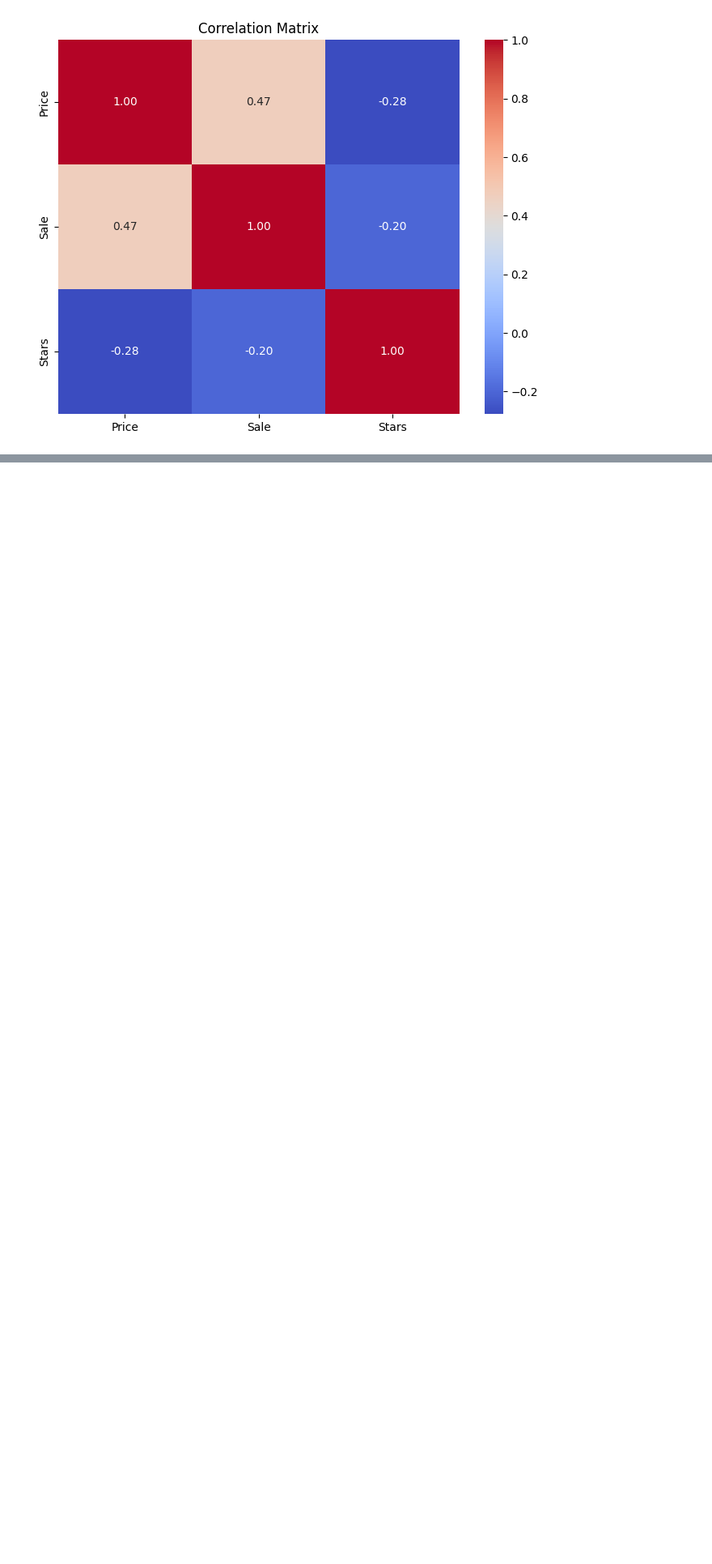
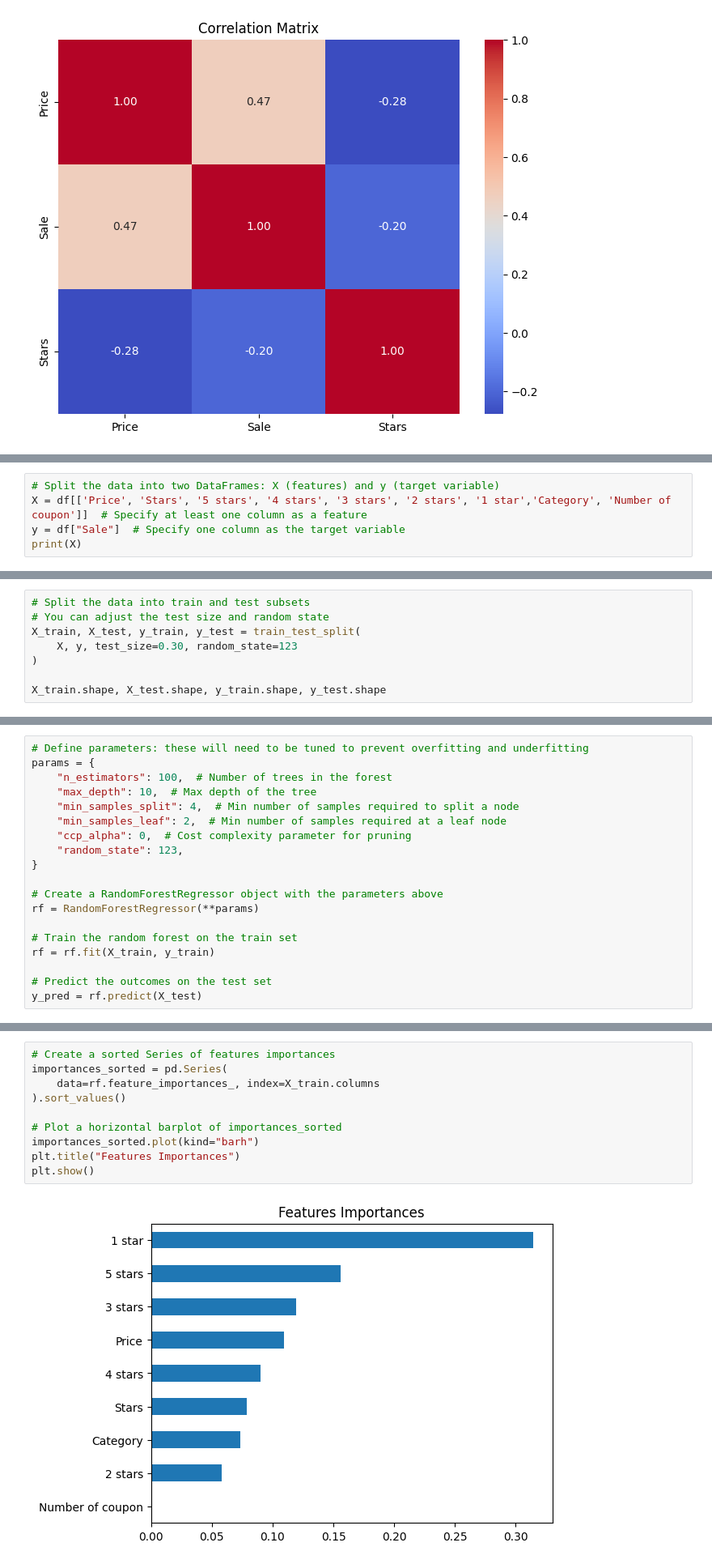
Before and after one commit to Kimthanh11/DataScraping, a Jupyter notebook: tiki.ipynb, the cells around one changed output, grey strips where cells are left out. Shown at 81% size. Cells and saved outputs as stored; diff of their text form; blank space fills up the shorter version.

```diff
--- a/tiki.ipynb
+++ b/tiki.ipynb
@@ -354,0 +237,5 @@ print(y_test.shape)
+# %%
+# Split the data into two DataFrames: X (features) and y (target variable)
+X = df[['Price', 'Stars', '5 stars', '4 stars', '3 stars', '2 stars', '1 star','Category', 'Number of coupon']]  # Specify at least one column as a feature
+y = df["Sale"]  # Specify one column as the target variable
+print(X)
@@ -354,0 +260,8 @@ print(y_test.shape)
+# %%
+# Split the data into train and test subsets
+# You can adjust the test size and random state
+X_train, X_test, y_train, y_test = train_test_split(
+    X, y, test_size=0.30, random_state=123
+)
+
+X_train.shape, X_test.shape, y_train.shape, y_test.shape
@@ -354,0 +270,19 @@ print(y_test.shape)
+# %%
+# Define parameters: these will need to be tuned to prevent overfitting and underfitting
+params = {
+    "n_estimators": 100,  # Number of trees in the forest
+    "max_depth": 10,  # Max depth of the tree
+    "min_samples_split": 4,  # Min number of samples required to split a node
+    "min_samples_leaf": 2,  # Min number of samples required at a leaf node
+    "ccp_alpha": 0,  # Cost complexity parameter for pruning
+    "random_state": 123,
+}
+
+# Create a RandomForestRegressor object with the parameters above
+rf = RandomForestRegressor(**params)
+
+# Train the random forest on the train set
+rf = rf.fit(X_train, y_train)
+
+# Predict the outcomes on the test set
+y_pred = rf.predict(X_test)
@@ -354,0 +298,12 @@ print(y_test.shape)
+# %%
+# Create a sorted Series of features importances
+importances_sorted = pd.Series(
+    data=rf.feature_importances_, index=X_train.columns
+).sort_values()
+
+# Plot a horizontal barplot of importances_sorted
+importances_sorted.plot(kind="barh")
+plt.title("Features Importances")
+plt.show()
+# %% [output]
+[figure, added]
```
Also changed, not shown: parts of 18 cells of this notebook.
